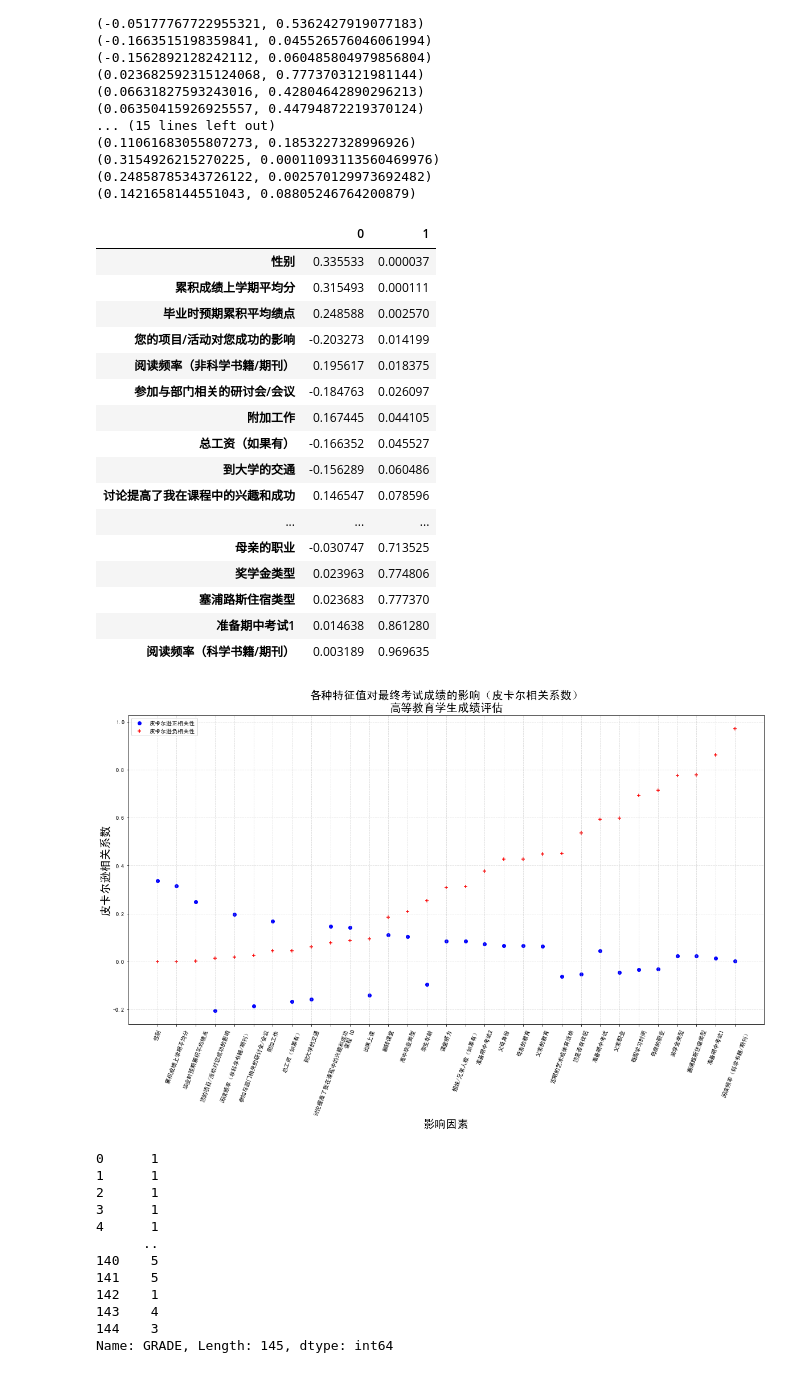
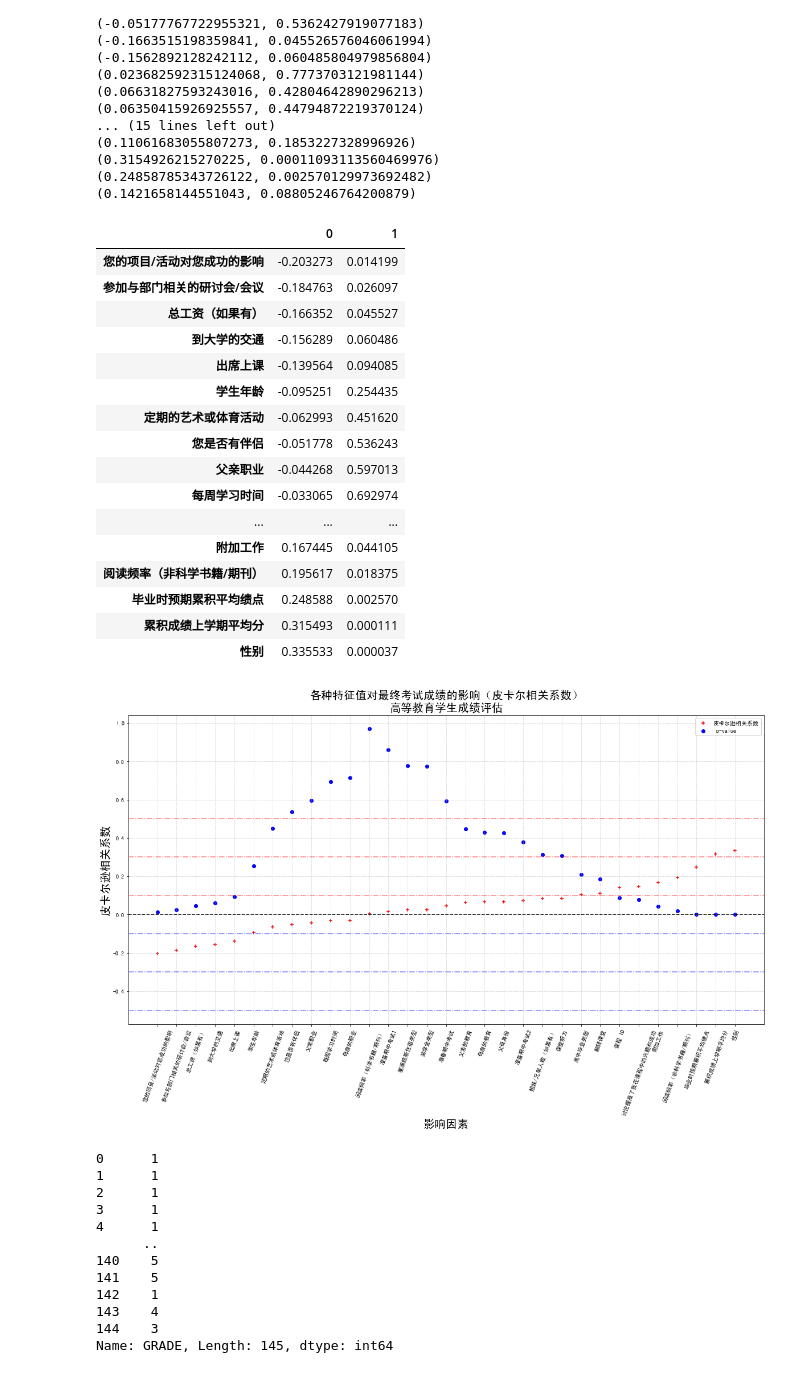
Before and after one commit to NekoSilverFox/Machine-learning, a Jupyter notebook: 126 - 分类算法 - UCI 期末成绩/学生期末成绩分类预测.ipynb, the cells around one changed output. Cells and saved outputs as stored; diff of their text form; code cells hidden in the pictures.

```diff
--- a/126 - 分类算法 - UCI 期末成绩/学生期末成绩分类预测.ipynb
+++ b/126 - 分类算法 - UCI 期末成绩/学生期末成绩分类预测.ipynb
@@ -53,40 +53,47 @@ for x in data.columns[1:-1]:
 # %%
 index = ['学生年龄', '性别', '高中毕业类型', '奖学金类型', '附加工作', '定期的艺术或体育活动', '您是否有伴侣', '总工资（如果有）', '到大学的交通', '塞浦路斯住宿类型', '母亲的教育', '父亲的教育', '姐妹/兄弟人数（如果有）', '父母身份', '母亲的职业', '父亲职业', '每周学习时间', '阅读频率（非科学书籍/期刊）', '阅读频率（科学书籍/期刊）', '参加与部门相关的研讨会/会议', '您的项目/活动对您成功的影响', '出席上课', '准备期中考试1', '准备期中考试2', '准备期中考试', '课堂听力', '讨论提高了我在课程中的兴趣和成功', '翻转课堂', '累积成绩上学期平均分', '毕业时预期累积平均绩点', '课程 ID']
 arr_pear = pd.DataFrame(data=arr_pear, index=index)
-arr_pear.sort_values(by=1, inplace=True)
+arr_pear.sort_values(by=0, inplace=True)
 arr_pear
 # %% [output]
 |  | 0 | 1 |
-| 性别 | 0.335533 | 0.000037 |
-| 累积成绩上学期平均分 | 0.315493 | 0.000111 |
-| 毕业时预期累积平均绩点 | 0.248588 | 0.002570 |
 | 您的项目/活动对您成功的影响 | -0.203273 | 0.014199 |
-| 阅读频率（非科学书籍/期刊） | 0.195617 | 0.018375 |
 | 参加与部门相关的研讨会/会议 | -0.184763 | 0.026097 |
-| 附加工作 | 0.167445 | 0.044105 |
 | 总工资（如果有） | -0.166352 | 0.045527 |
 | 到大学的交通 | -0.156289 | 0.060486 |
-| 讨论提高了我在课程中的兴趣和成功 | 0.146547 | 0.078596 |
+| 出席上课 | -0.139564 | 0.094085 |
+| 学生年龄 | -0.095251 | 0.254435 |
+| 定期的艺术或体育活动 | -0.062993 | 0.451620 |
+| 您是否有伴侣 | -0.051778 | 0.536243 |
+| 父亲职业 | -0.044268 | 0.597013 |
+| 每周学习时间 | -0.033065 | 0.692974 |
 | ... | ... | ... |
-| 母亲的职业 | -0.030747 | 0.713525 |
-| 奖学金类型 | 0.023963 | 0.774806 |
-| 塞浦路斯住宿类型 | 0.023683 | 0.777370 |
-| 准备期中考试1 | 0.014638 | 0.861280 |
-| 阅读频率（科学书籍/期刊） | 0.003189 | 0.969635 |
+| 附加工作 | 0.167445 | 0.044105 |
+| 阅读频率（非科学书籍/期刊） | 0.195617 | 0.018375 |
+| 毕业时预期累积平均绩点 | 0.248588 | 0.002570 |
+| 累积成绩上学期平均分 | 0.315493 | 0.000111 |
+| 性别 | 0.335533 | 0.000037 |
 # %%
 plt.figure(figsize=(20, 10))
-plt.scatter(x=arr_pear.index, y=arr_pear.iloc[:, 0], color='b', label='皮卡尔逊正相关性')
-plt.scatter(x=arr_pear.index, y=arr_pear.iloc[:, 1], marker='+', color='r', label='皮卡尔逊负相关性')
+plt.scatter(x=arr_pear.index, y=arr_pear.iloc[:, 0], marker='+', color='r', label='皮卡尔逊相关系数')
+plt.scatter(x=arr_pear.index, y=arr_pear.iloc[:, 1], marker='o', color='b', label=' p-value')
+plt.axhline(y=-0.5, c='b', linestyle='-.', alpha=0.5)
+plt.axhline(y=-0.3, c='b', linestyle='-.', alpha=0.5)
+plt.axhline(y=-0.1, c='b', linestyle='-.', alpha=0.5)
+plt.axhline(y=0.0, c='black', linestyle='--', alpha=1.0)
+plt.axhline(y=0.1, c='r', linestyle='-.', alpha=0.5)
+plt.axhline(y=0.3, c='r', linestyle='-.', alpha=0.5)
+plt.axhline(y=0.5, c='r', linestyle='-.', alpha=0.5)
 plt.legend()
 plt.title('各种特征值对最终考试成绩的影响（皮卡尔相关系数）\n高等教育学生成绩评估', fontsize=20)
 plt.xticks(rotation=70)
 plt.xlabel('影响因素', fontsize=20)
 plt.ylabel('皮卡尔逊相关系数', fontsize=20)
 plt.grid(linestyle='--', alpha=0.5)
 plt.savefig('./result_pear.png')
 plt.show()
 # %% [output]
-[figure, old version]
+[figure, new version]
 # %%
 data['GRADE']
 # %% [output]
```
Also changed, not shown: 6 other files.
